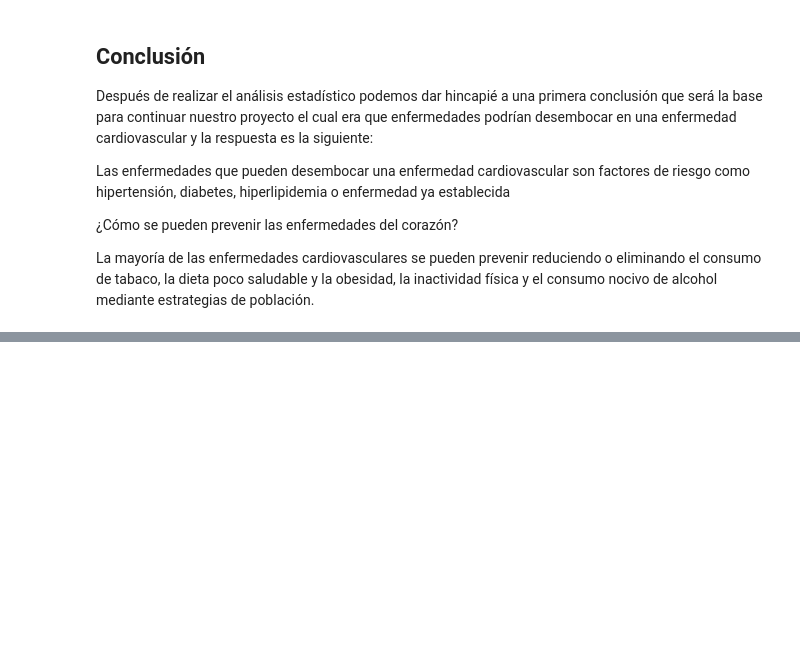
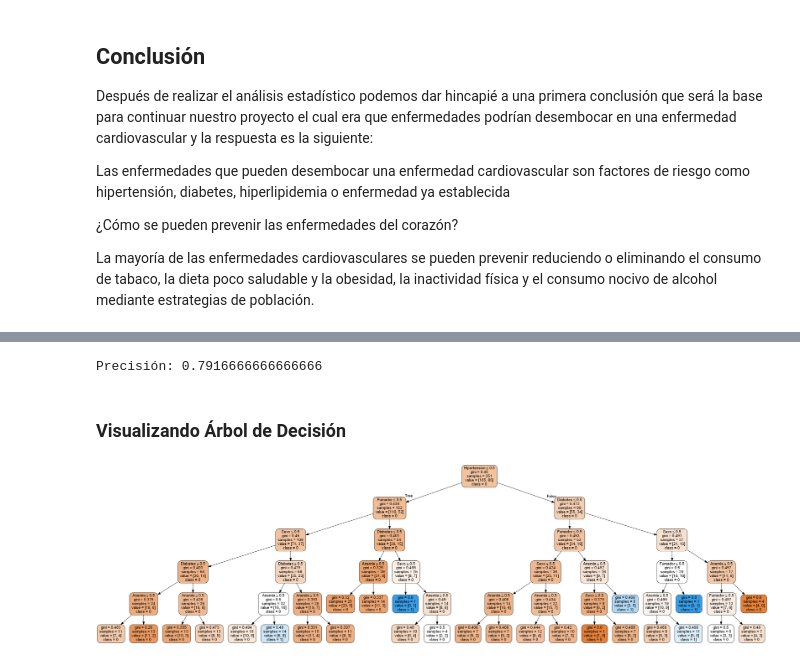
Before and after one commit to NathanRAMx/MineriaDeDatos, a Jupyter notebook: AvancePIA_II_Grupo002_Equipo7.ipynb, the cells around one changed output, grey strips where cells are left out. Saved outputs shown, nothing was run; the diff lists cells and outputs as text; code cells hidden in the pictures; blank space fills up the shorter version.

```diff
--- a/AvancePIA_II_Grupo002_Equipo7.ipynb
+++ b/AvancePIA_II_Grupo002_Equipo7.ipynb
@@ -197,0 +216,4 @@ La mayoría de las enfermedades cardiovasculares se pueden prevenir reduciendo o
+# %%
+col_ind = ['Anemia','Diabetes','Hipertension','Sexo','Fumador']
+X = heartbase[col_ind] #independientes
+Y = heartbase.Muerte
@@ -197,0 +225,2 @@ La mayoría de las enfermedades cardiovasculares se pueden prevenir reduciendo o
+# %%
+X_train, X_test, y_train, y_test = train_test_split(X, Y, test_size=0.1603, random_state=1) # 70% training and 30% test
@@ -197,0 +230,9 @@ La mayoría de las enfermedades cardiovasculares se pueden prevenir reduciendo o
+# %%
+#Create decision Tree classifier object
+clf = DecisionTreeClassifier()
+
+#Train Decision Tree Classifier
+clf = clf.fit(X_train, y_train)
+
+#Predict the response for test dataset
+y_pred = clf.predict(X_test)
@@ -197,0 +244,22 @@ La mayoría de las enfermedades cardiovasculares se pueden prevenir reduciendo o
+# %%
+# Model Accuracy, how often is the classifier correct?
+print("Precisión:",metrics.accuracy_score(y_test, y_pred))
+# %% [output]
+Precisión: 0.7916666666666666
+# %% [markdown]
+### Visualizando Árbol de Decisión
+# %%
+from sklearn.tree import export_graphviz
+from six import StringIO
+from IPython.display import Image
+import pydotplus
+
+dot_data = StringIO()
+export_graphviz(clf, out_file=dot_data,
+               filled=True, rounded=True,
+               special_characters=True, feature_names = col_ind,class_names=['0','1]'])
+graph = pydotplus.graph_from_dot_data(dot_data.getvalue())
+graph.write_png('ParoCardiaco.png')
+Image(graph.create_png())
+# %% [output]
+[figure, added]
```
Also changed, not shown: parts of 15 cells of this notebook.
